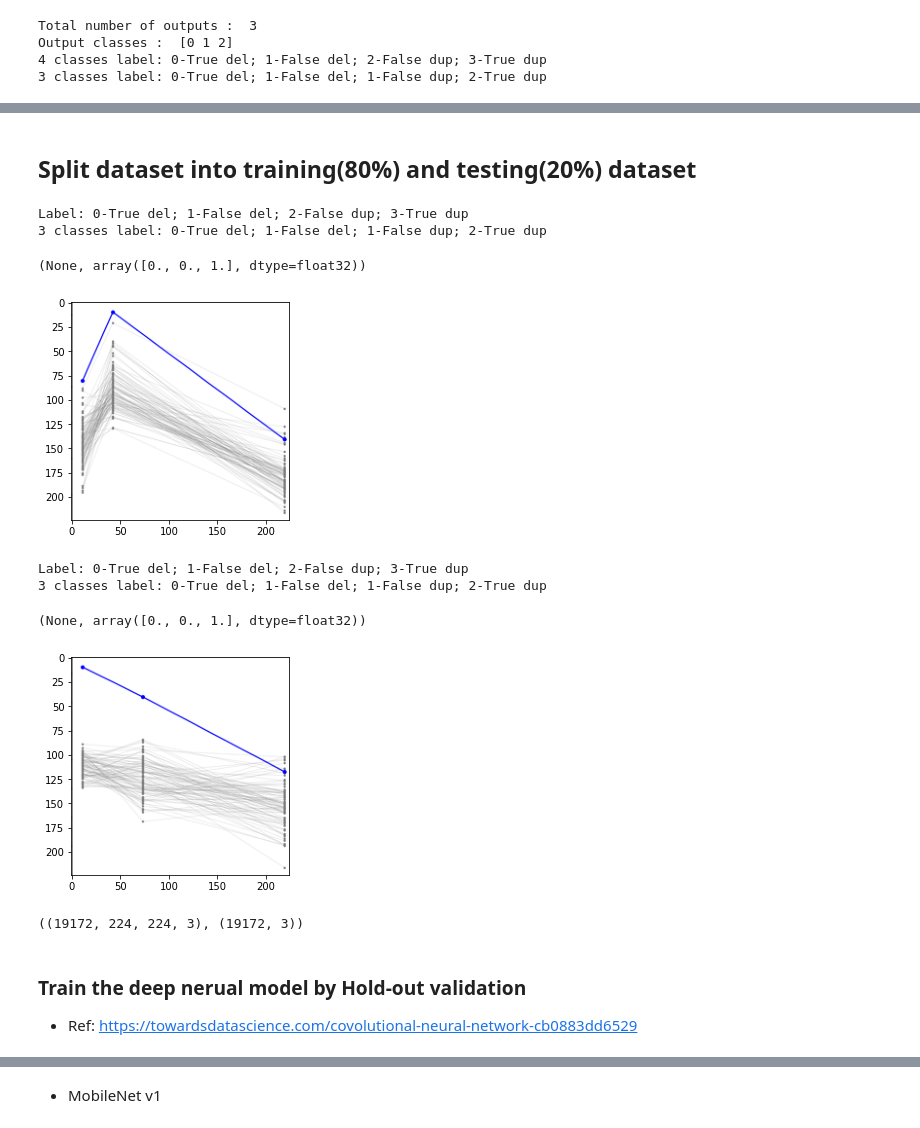
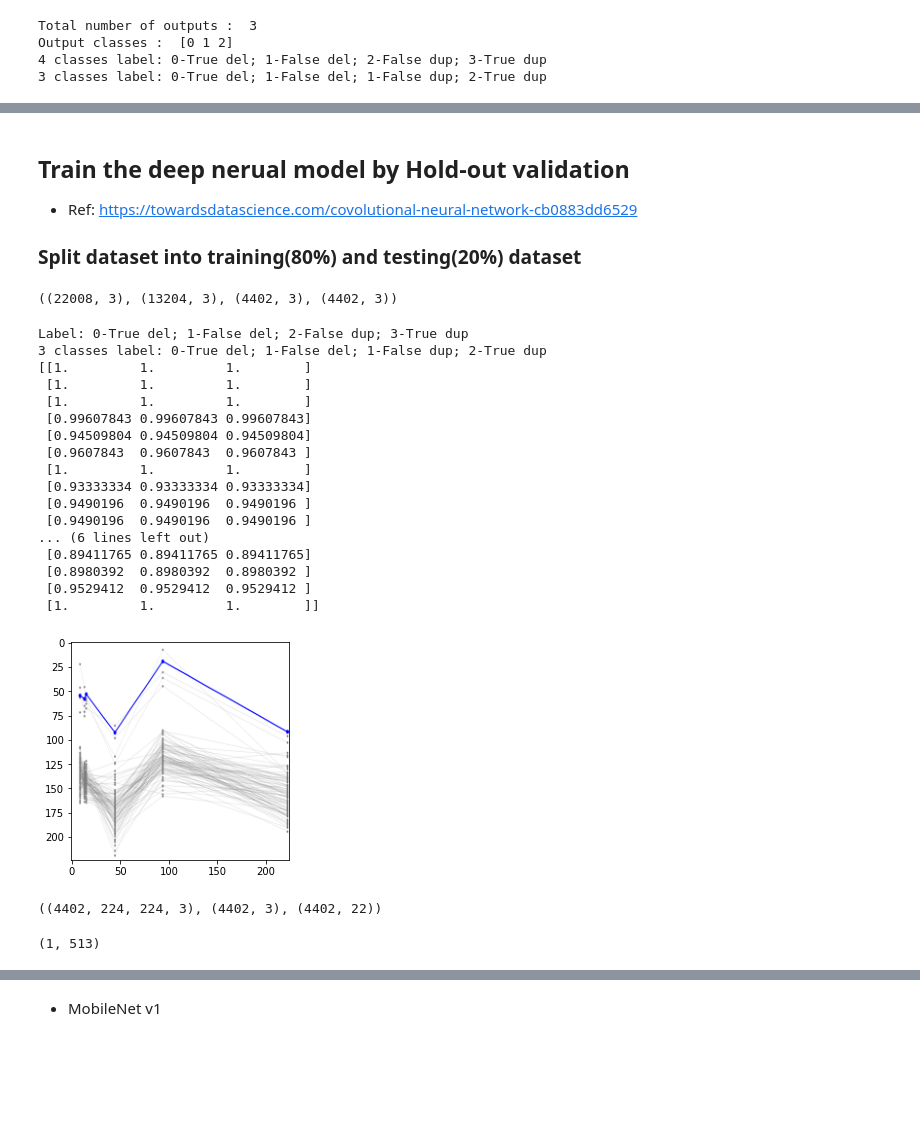
Before and after one commit to ShenLab/CNV-Espresso, a Jupyter notebook: src/training.ipynb, the cells around one changed output, grey strips where cells are left out. Saved outputs shown, nothing was run; the diff lists cells and outputs as text; code cells hidden in the pictures; blank space fills up the shorter version.

```diff
--- a/src/training.ipynb
+++ b/src/training.ipynb
@@ -439,8 +232,9 @@ if project_name == 'rare_entire_del' or project_name == 'rare_entire_dup' or pro
 #         del combined_cnv_info_df
 #     except:
 #         pass
-project_name = 'rare_split_cnv_3classes'
-combined_label  = np.load(backup_path + project_name + '_label.npy')
-combined_img_np = np.load(backup_path + project_name + '_img_np.npy')
+
+# project_name = 'rare_split_cnv_3classes'
+# combined_label  = np.load(backup_path + project_name + '_label.npy')
+# combined_img_np = np.load(backup_path + project_name + '_img_np.npy')
 # %%
 print("Project: '%s' dataset loaded."%project_name)
@@ -469,7 +263,7 @@ print("The shape of input tensor:",input_shape)
 The shape of input tensor: (224, 224, 3)
 # %%
 # Change to float datatype
-combined_img = combined_img_np.astype('float32')
+combined_img = combined_img.astype('float32')
 
 # Scale the data to lie between 0 to 1
 combined_img /= 255
@@ -503,28 +308,32 @@ showImg(combined_img[item])
 # %% [markdown]
-## Split dataset into training(80%) and testing(20%) dataset
+## Train the deep nerual model by Hold-out validation
+- Ref: https://towardsdatascience.com/covolutional-neural-network-cb0883dd6529
+### Split dataset into training(80%) and testing(20%) dataset
 # %%
 ## split image arrays
 if project_name == 'rare_entire_cnv' or project_name == 'rare_entire_del' or project_name == 'rare_entire_dup':
-    train_img, test_img, train_label, test_label, train_cnv_info_df, test_cnv_info_df = train_test_split(combined_img_np,
+    train_img, test_img, train_label, test_label, train_cnv_info_df, test_cnv_info_df = train_test_split(combined_img,
                                                                                                         combined_label_one_hot,
                                                                                                         combined_cnv_info_df,
                                                                                                         test_size=0.2,
                                                                                                         shuffle=True,
-                                                                                                        random_state=3)
+                                                                                                        random_state=seed)
 
     train_img, val_img, train_label, val_label, train_cnv_info_df, val_cnv_info_df = train_test_split(train_img,
                                                                                                       train_label,
                                                                                                       train_cnv_info_df,
                                                                                                       test_size=0.25,
                                                                                                       shuffle=True,
-                                                                                                      random_state=3) # 0.25*0.8=0.2
+                                                                                                      random_state=seed) # 0.25*0.8=0.2
 
-combined_img_np.shape, train_img.shape, val_img.shape, test_img.shape
+combined_img.shape, train_img.shape, val_img.shape, test_img.shape
 combined_label_one_hot.shape, train_label.shape, val_label.shape, test_label.shape
+# %% [output]
+((22008, 3), (13204, 3), (4402, 3), (4402, 3))
 # %%
 ## split image arrays for splits CNVs
 if project_name == 'rare_split_del' or project_name == 'rare_split_dup':
-    train_img, test_img, train_label, test_label = train_test_split(combined_img_np,
+    train_img, test_img, train_label, test_label = train_test_split(combined_np,
                                                                     combined_label,
                                                                     test_size=0.2,
                                                                     shuffle=True,
@@ -537,7 +346,7 @@ if project_name == 'rare_split_del' or project_name == 'rare_split_dup':
                                                                   random_state=3) # 0.25*0.8=0.2
 
 if project_name == 'rare_split_cnv_3classes':
-    train_img, test_img, train_label, test_label = train_test_split(combined_img_np,
+    train_img, test_img, train_label, test_label = train_test_split(combined_np,
                                                                     combined_label_one_hot,
                                                                     test_size=0.2,
                                                                     shuffle=True,
@@ -551,29 +360,34 @@ if project_name == 'rare_split_cnv_3classes':
 # %%
 i=random.randrange(len(train_img))
 ## if the the images are different, then it means it has been shuffled.
 print("Label: 0-True del; 1-False del; 2-False dup; 3-True dup")
 print("3 classes label: 0-True del; 1-False del; 1-False dup; 2-True dup")
-showImg(combined_img_np[i]),combined_label_one_hot[i] #,combined_cnv_info_df.iloc[i,:],combined_cnv_info_df.iloc[i,20]
+func_dl.showImg(train_img[i]),train_label[i]#,train_cnv_info_df.iloc[i,:],train_cnv_info_df.iloc[i,20]
+print(train_img[i][100][80:100])
 # %% [output]
 Label: 0-True del; 1-False del; 2-False dup; 3-True dup
 3 classes label: 0-True del; 1-False del; 1-False dup; 2-True dup
+[[1.         1.         1.        ]
+ [1.         1.         1.        ]
+ [1.         1.         1.        ]
+ [0.99607843 0.99607843 0.99607843]
+ [0.94509804 0.94509804 0.94509804]
+ [0.9607843  0.9607843  0.9607843 ]
+ [1.         1.         1.        ]
+ [0.93333334 0.93333334 0.93333334]
+ [0.9490196  0.9490196  0.9490196 ]
+ [0.9490196  0.9490196  0.9490196 ]
+... (6 lines left out)
+ [0.89411765 0.89411765 0.89411765]
+ [0.8980392  0.8980392  0.8980392 ]
+ [0.9529412  0.9529412  0.9529412 ]
+ [1.         1.         1.        ]]
-(None, array([0., 0., 1.], dtype=float32))
-[figure, old version]
+[figure, new version]
-# %%
-i=random.randrange(len(train_img))
-## if the the images are different, then it means it has been shuffled.
-print("Label: 0-True del; 1-False del; 2-False dup; 3-True dup")
-print("3 classes label: 0-True del; 1-False del; 1-False dup; 2-True dup")
-showImg(train_img[i]),train_label[i]#,train_cnv_info_df.iloc[i,:],train_cnv_info_df.iloc[i,20]
-# %% [output]
-Label: 0-True del; 1-False del; 2-False dup; 3-True dup
-3 classes label: 0-True del; 1-False del; 1-False dup; 2-True dup
-(None, array([0., 0., 1.], dtype=float32))
-[figure, removed]
 # %%
-test_img.shape, test_label.shape
+test_img.shape, test_label.shape, test_cnv_info_df.shape
 # %% [output]
-((19172, 224, 224, 3), (19172, 3))
+((4402, 224, 224, 3), (4402, 3), (4402, 22))
-# %% [markdown]
-### Train the deep nerual model by Hold-out validation
-- Ref: https://towardsdatascience.com/covolutional-neural-network-cb0883dd6529
+# %%
+np.min(test_cnv_info_df['NUM_TARGETS']), np.max(test_cnv_info_df['NUM_TARGETS'])
+# %% [output]
+(1, 513)
```
Also changed, not shown: parts of 95 cells of this notebook, 1 other file.
